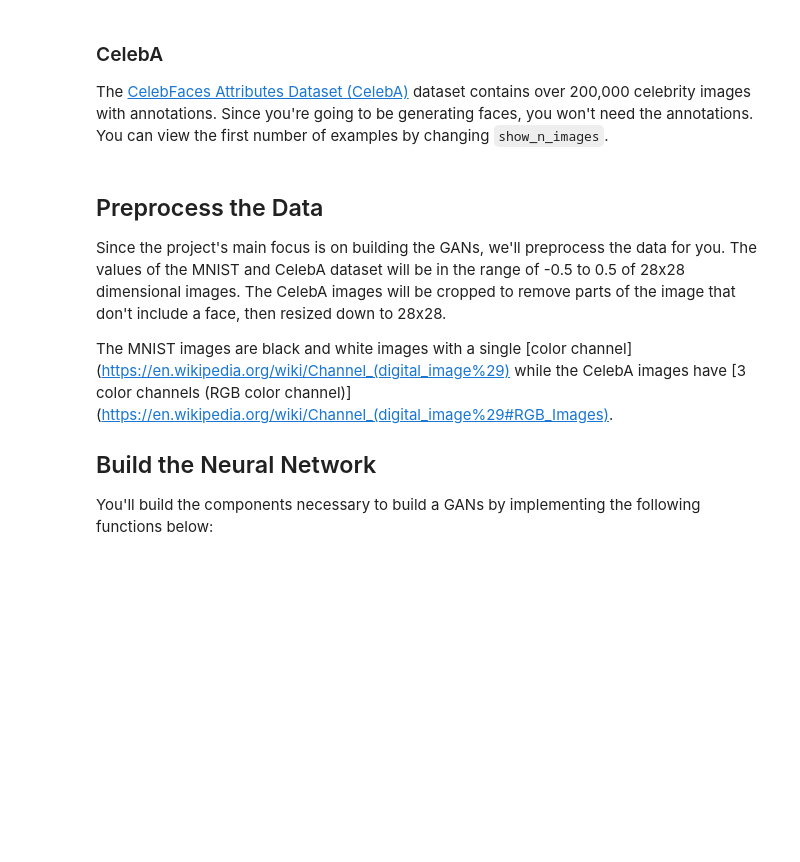
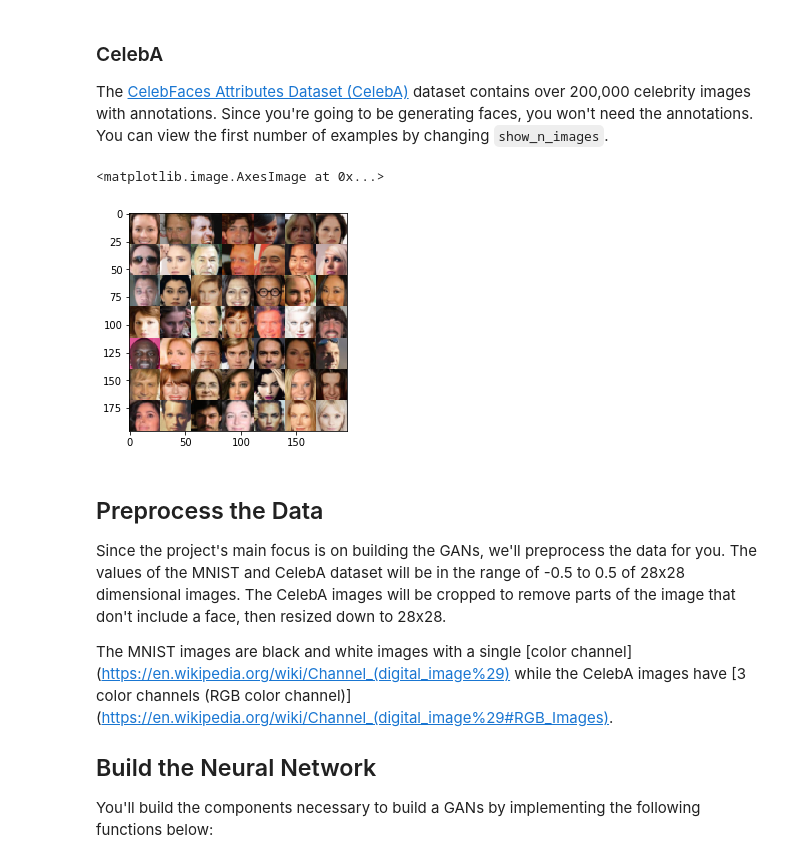
Before and after one commit to davzucky/deep-learning, a Jupyter notebook: face_generation/dlnd_face_generation.ipynb, the cells around one changed output. Saved outputs shown, nothing was run; the diff lists cells and outputs as text; code cells hidden in the pictures; blank space fills up the shorter version.

```diff
--- a/face_generation/dlnd_face_generation.ipynb
+++ b/face_generation/dlnd_face_generation.ipynb
@@ -46,13 +50,16 @@ pyplot.imshow(helper.images_square_grid(mnist_images, 'L'), cmap='gray')
 ### CelebA
 The [CelebFaces Attributes Dataset (CelebA)](http://mmlab.ie.cuhk.edu.hk/projects/CelebA.html) dataset contains over 200,000 celebrity images with annotations.  Since you're going to be generating faces, you won't need the annotations.  You can view the first number of examples by changing `show_n_images`.
 # %%
-show_n_images = 25
+show_n_images = 50
 
 """
 DON'T MODIFY ANYTHING IN THIS CELL
 """
 mnist_images = helper.get_batch(glob(os.path.join(data_dir, 'img_align_celeba/*.jpg'))[:show_n_images], 28, 28, 'RGB')
 pyplot.imshow(helper.images_square_grid(mnist_images, 'RGB'))
+# %% [output]
+<matplotlib.image.AxesImage at 0x...>
+[figure, added]
 # %% [markdown]
 ## Preprocess the Data
 Since the project's main focus is on building the GANs, we'll preprocess the data for you.  The values of the MNIST and CelebA dataset will be in the range of -0.5 to 0.5 of 28x28 dimensional images.  The CelebA images will be cropped to remove parts of the image that don't include a face, then resized down to 28x28.
```
Also changed, not shown: parts of 11 cells of this notebook, 2 other files.
